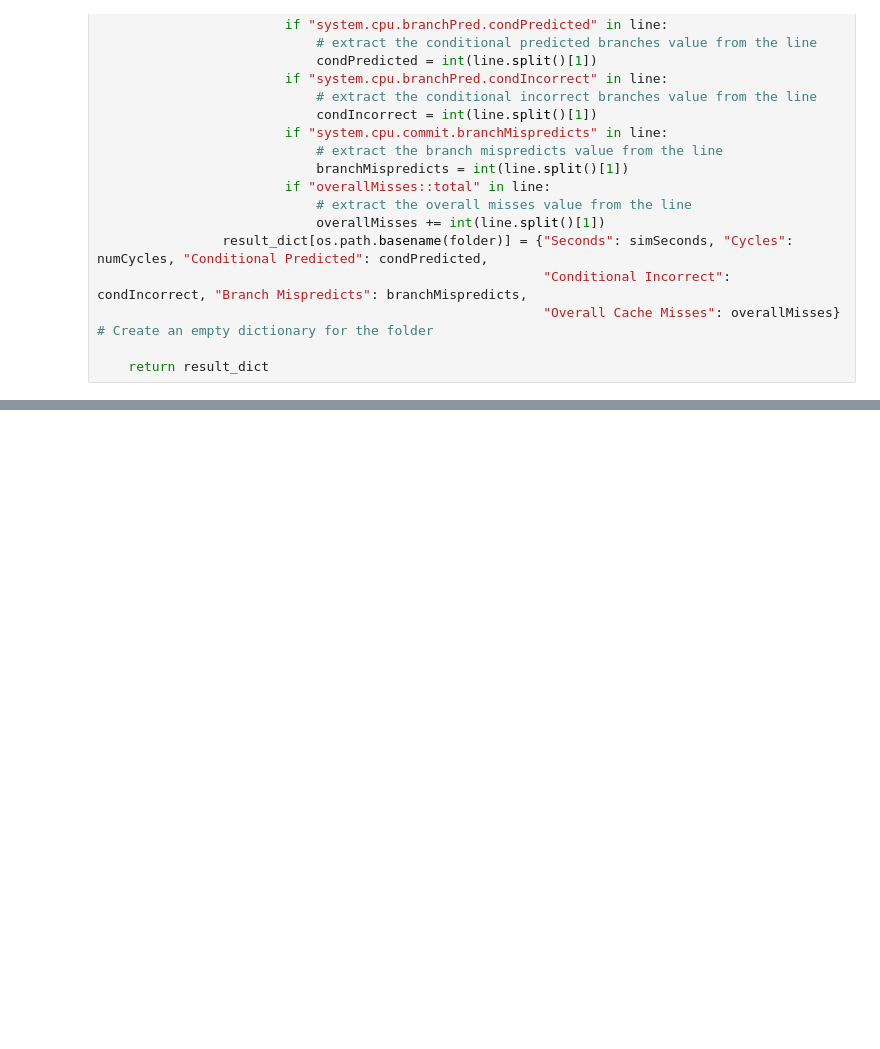
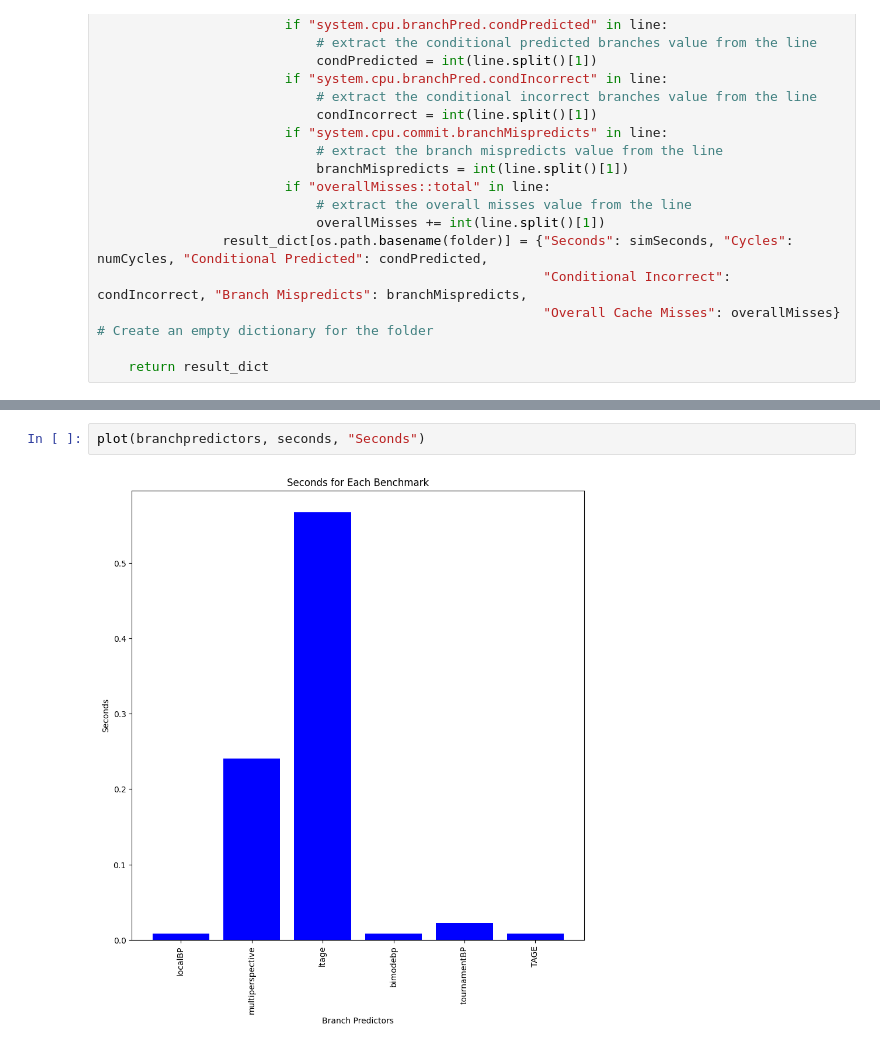
Before and after one commit to kunpai/spectre-gem5-v23.0, a Jupyter notebook: plots.ipynb, the cells around one changed output, grey strips where cells are left out. Cells and saved outputs as stored; diff of their text form; blank space fills up the shorter version.

```diff
--- a/plots.ipynb
+++ b/plots.ipynb
@@ -56,0 +111,4 @@ o3cpu-spectre-TAGE              0.008017                8016975         815200
+# %%
+plot(branchpredictors, seconds, "Seconds")
+# %% [output]
+[figure, added]
```
Also changed, not shown: parts of 8 cells of this notebook, 6 other files.
